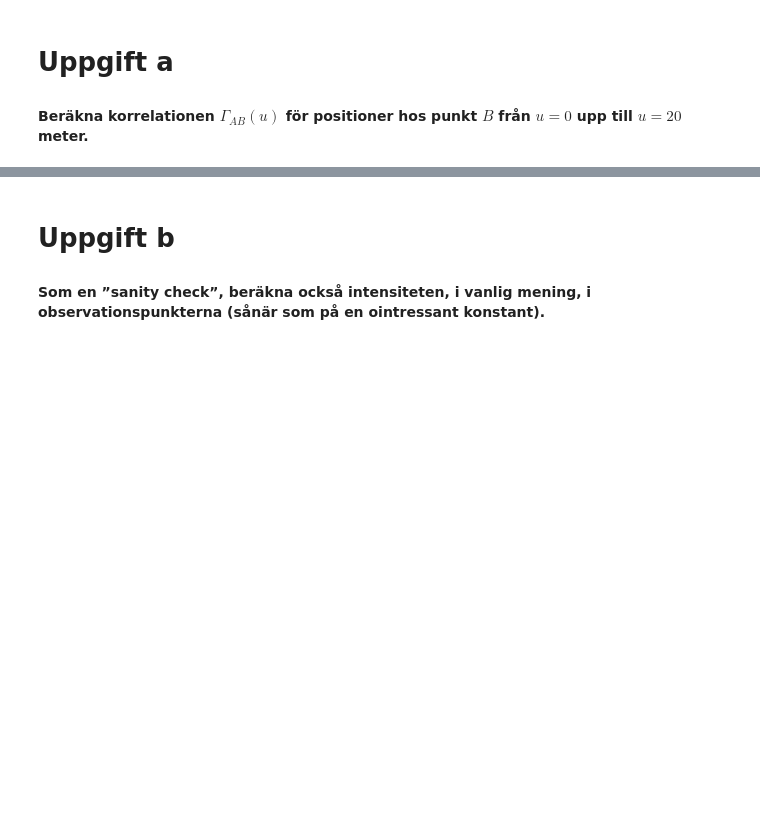
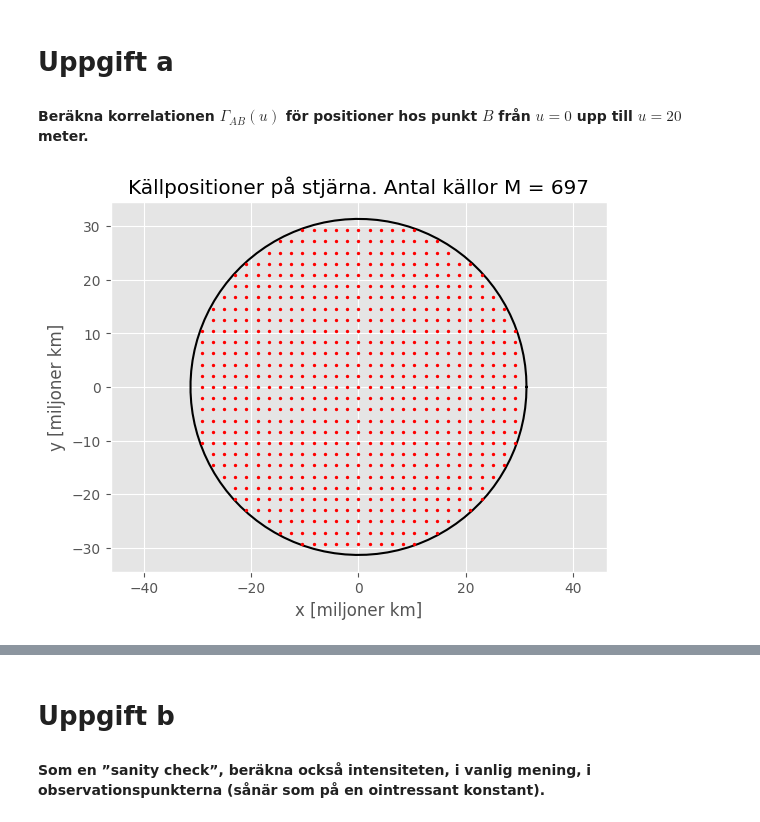
Before and after one commit to WildKnife7/HUPP, a Jupyter notebook: HUPP4/HUPP4.ipynb, the cells around one changed output, grey strips where cells are left out. Cells and saved outputs as stored; diff of their text form; code cells hidden in the pictures; blank space fills up the shorter version.

```diff
--- a/HUPP4/HUPP4.ipynb
+++ b/HUPP4/HUPP4.ipynb
@@ -88,43 +88,45 @@ D_sol         = 1392700e3
 D_star        = 45*D_sol                                # Stjärnas diameter [m]
 separation    = D_star/30                               # Separation mellan källor på stjärna
 
-N = .x.                                                 # Punkter längs u-axeln
+N = 200                                                 # Punkter längs u-axeln
 x, y, M = xy_source(N, D_star, separation)              # Generera x och y positioner för källor
 plot_xy_source(x ,y, M)                                 # Plotta stjärna med källor
 
 ### Punkter som observeras ###
 u = np.linspace(0, 20, N)
 u = u.reshape(N, 1)                                     # Reshape till kolonvektor
 
 ### Skapa repeterade matriser för att undvika loopar ###
 x_repeterad = repmat(x, N, 1)
 y_repeterad = repmat(y, N, 1)
 u_repeterad = repmat(u, 1, M)
 
 ### Distans till observations punkter ###
-r = .x.                                                 # Ledning finns i HUPP-beskrivning
+r = -(x_repeterad/L_70)*u_repeterad                                                 # Ledning finns i HUPP-beskrivning
 
 #%% Summera koherenstider %##
 ### Initiera variabler ###
 gamma   = 0                # Korrelation <E(0,0)conj(E(u,0))>
 I_tot   = 0                # Tidsmedelvärdesbildad intensitet
 gamma_I = 0                # Intensitetskorrelation <I(0,0)conj(I(u,0))>
 
 ### Loopa över w koherenstider ###
-iterationer = .x.          # Antal iterationer/koherenstider. Använda >200 minst!
+iterationer = 1000          # Antal iterationer/koherenstider. Använda >200 minst!
 for i in range(iterationer):
     ### Generera slumpmässig fas ###
     fas           = 2*np.pi*np.random.rand(M, 1)
     fas_repeterad = np.transpose(repmat(fas, 1, N))
 
     ### Observerade värden ###
-    E_k_obs       = .x.        # Given i HUPP-beskrivning
-    E_obs         = .x.        # Given i HUPP-beskrivning
-    inst_produkt  = .x.        # Given i HUPP-beskrivning
+    E_k_obs       = np.exp(1j*(fas_repeterad + k0*r))        # Given i HUPP-beskrivning
+    E_obs         = np.sum(E_k_obs,1)        # Given i HUPP-beskrivning
+    inst_produkt  = E_obs[0]*np.conj(E_obs)        # Given i HUPP-beskrivning
 
-    gamma         = .x.        # E-fältets korrelation (amplitud o fas), summera inst_produkt i varje iteration!
-    I_tot         = .x.        # Tidsmedelvärdesbildad intensitet, summera np.abs(E_obs)**2 över alla koherenstider
-    gamma_I       = .x.        # Intensitetskorrelation, samma som Gamma fast med I = np.abs(E_obs(1))**2 och np.abs(E_obs)**2
+    gamma         += inst_produkt        # E-fältets korrelation (amplitud o fas), summera inst_produkt i varje iteration!
+    I_tot         += np.abs(E_obs)**2        # Tidsmedelvärdesbildad intensitet, summera np.abs(E_obs)**2 över alla koherenstider
+    gamma_I       += (np.abs(E_obs[1])**2)*np.conj(np.abs(E_obs)**2)        # Intensitetskorrelation, samma som Gamma fast med I = np.abs(E_obs(1))**2 och np.abs(E_obs)**2
+# %% [output]
+[figure, added]
 # %%
 gamma_norm = np.abs(gamma/np.max(gamma))
 
```
Also changed, not shown: parts of 7 cells of this notebook, 1 other file.
